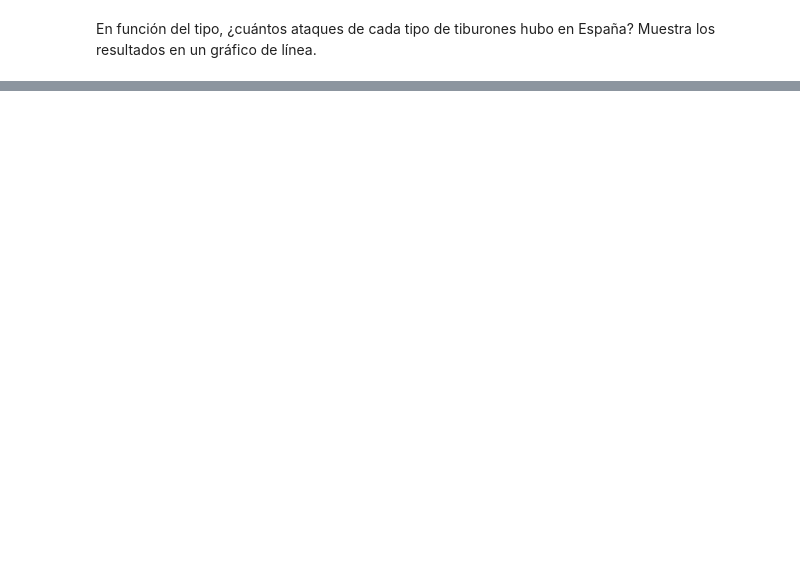
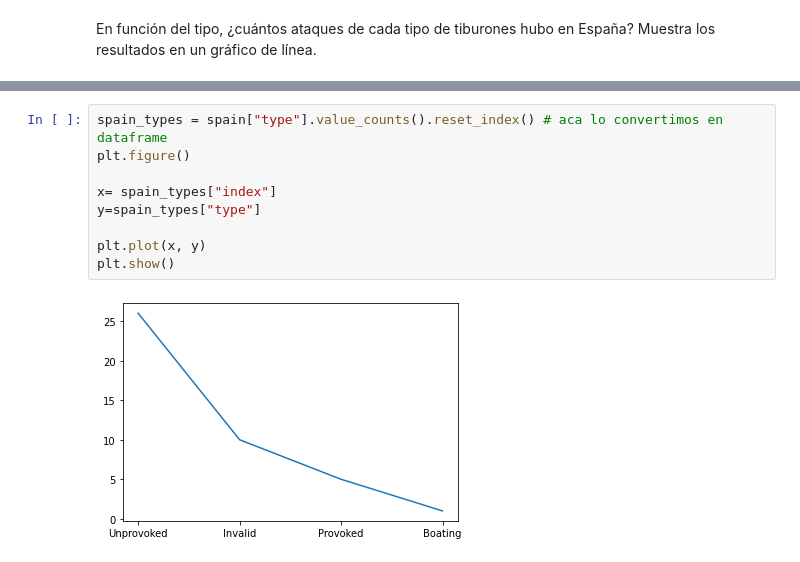
Before and after one commit to Adalab/DA-promo-A-module-2-pairprog-1-pair-1-Tatiana_Lara, a Jupyter notebook: VISUALIZACIÓN/1_Visualización_1.ipynb, the cells around one changed output, grey strips where cells are left out. Saved outputs shown, nothing was run; the diff lists cells and outputs as text; blank space fills up the shorter version.

```diff
--- a/VISUALIZACIÓN/1_Visualización_1.ipynb
+++ b/VISUALIZACIÓN/1_Visualización_1.ipynb
@@ -164,0 +110,11 @@ Name: species_, dtype: int64
+# %%
+spain_types = spain["type"].value_counts().reset_index() # aca lo convertimos en dataframe
+plt.figure()
+
+x= spain_types["index"]
+y=spain_types["type"]
+
+plt.plot(x, y)
+plt.show()
+# %% [output]
+[figure, added]
```
Also changed, not shown: parts of 10 cells of this notebook, 2 other files.
